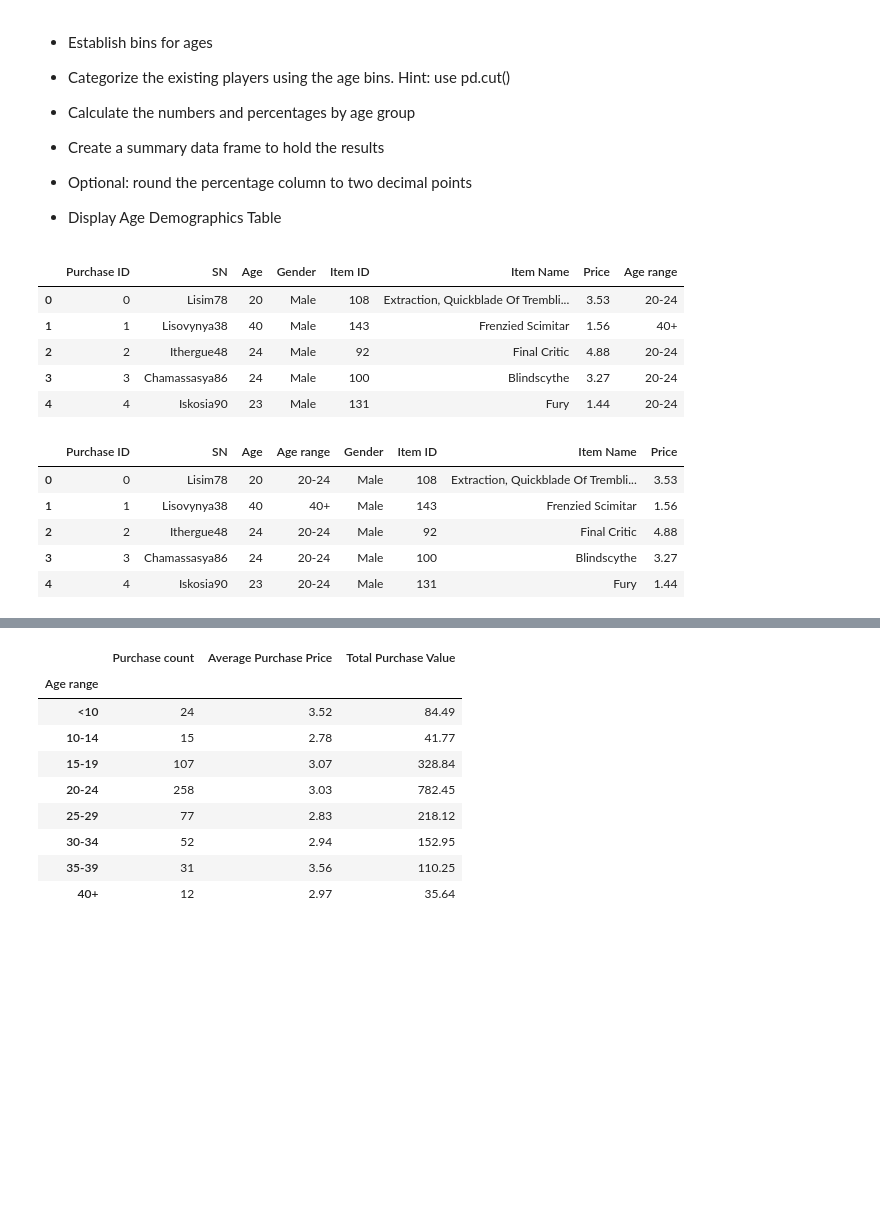
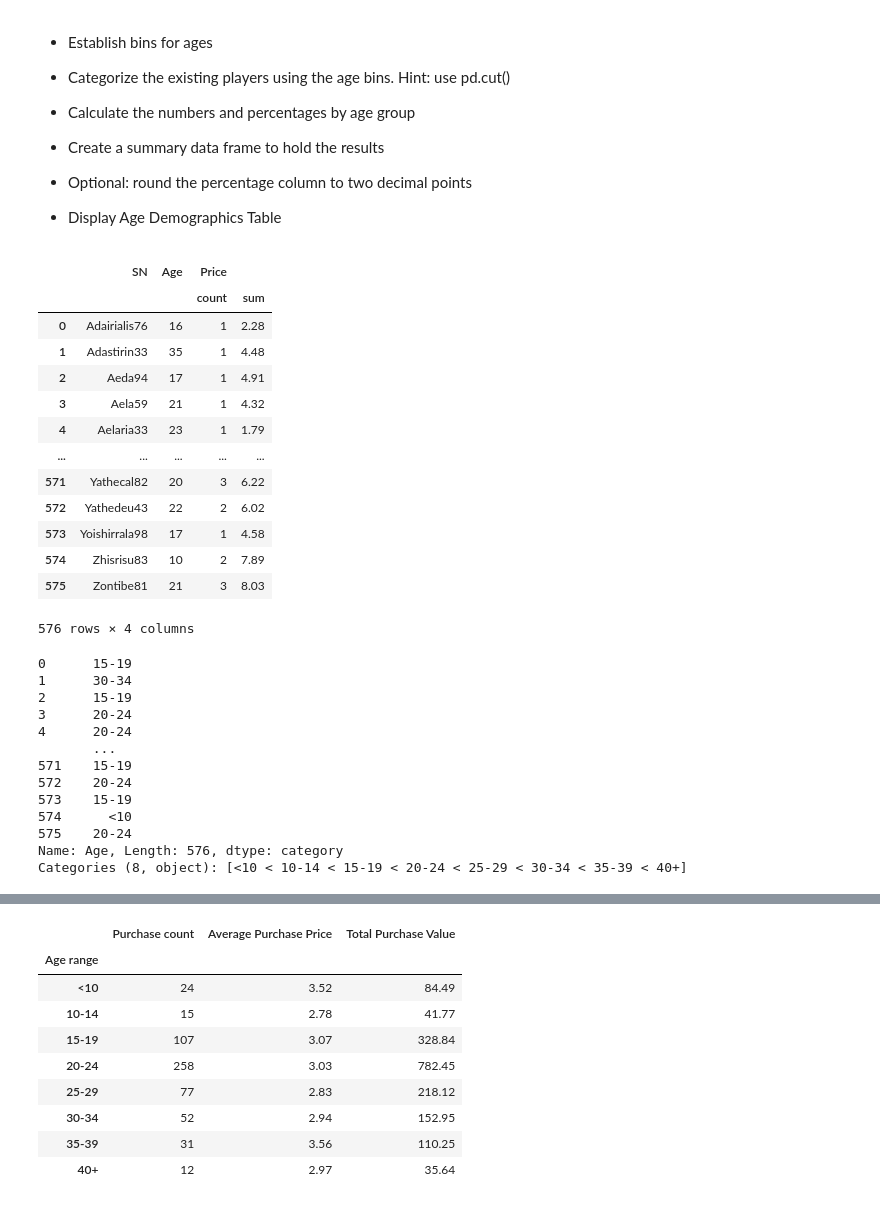
Before and after one commit to abbyabridged/pandas-challenge, a Jupyter notebook: HeroesOfPymoli/HeroesOfPymoli.ipynb, the cells around one changed output, grey strips where cells are left out. Drawn from its saved outputs; the diff is of its cells as text; code cells hidden in the pictures; blank space fills up the shorter version.

```diff
--- a/HeroesOfPymoli/HeroesOfPymoli.ipynb
+++ b/HeroesOfPymoli/HeroesOfPymoli.ipynb
@@ -223,5 +223,29 @@ purchasing_analysis_gender_agg.round(2)
 
 
 * Display Age Demographics Table
+# %%
+# Create a new Data Frame with grouped by name, age and gender aggregated by price (sum and count (of purchases))
+purchases_grouped_df = purchases_df.groupby(["SN","Age"]).agg({"Price": ["count",sum]})
+# Rename columns
+purchases_grouped_df.rename(columns={"count":"Purchase Count","sum":"Total Purchase Value"})
+# Reset index to retrieve grouped columns
+purchases_grouped_df = purchases_grouped_df.reset_index()
+# Print Data Frame
+purchases_grouped_df
+# %% [output]
+|  | SN | Age | Price |  |
+|  |  |  | count | sum |
+| 0 | Adairialis76 | 16 | 1 | 2.28 |
+| 1 | Adastirin33 | 35 | 1 | 4.48 |
+| 2 | Aeda94 | 17 | 1 | 4.91 |
+| 3 | Aela59 | 21 | 1 | 4.32 |
+| 4 | Aelaria33 | 23 | 1 | 1.79 |
+| ... | ... | ... | ... | ... |
+| 571 | Yathecal82 | 20 | 3 | 6.22 |
+| 572 | Yathedeu43 | 22 | 2 | 6.02 |
+| 573 | Yoishirrala98 | 17 | 1 | 4.58 |
+| 574 | Zhisrisu83 | 10 | 2 | 7.89 |
+| 575 | Zontibe81 | 21 | 3 | 8.03 |
+576 rows × 4 columns
 # %%
 # Create bins based on age ranges
@@ -231,30 +254,18 @@ bins = [0, 10, 14, 19, 24, 29, 34, 39, 99]
 age_groups = ["<10", "10-14", "15-19", "20-24", "25-29","30-34","35-39","40+"]
 # %%
 # Identify the correct bin (i.e. age range) for each player
-pd.cut(purchases_df["Age"], bins, labels=age_groups)
-
-# Create a list of age groups for each player
-age_groups_list = pd.cut(purchases_df["Age"], bins, labels=age_groups)
-age_groups_list = pd.DataFrame({"Age range": age_groups_list})
-# age_groups_list
-# Add the age groups list to the purchases data
-purchases_agerange_df = pd.concat([purchases_df,age_groups_list],axis=1)
-purchases_agerange_df.head()
+pd.cut(purchases_grouped_df["Age"], bins, labels=age_groups)
 # %% [output]
-|  | Purchase ID | SN | Age | Gender | Item ID | Item Name | Price | Age range |
-| 0 | 0 | Lisim78 | 20 | Male | 108 | Extraction, Quickblade Of Trembli... | 3.53 | 20-24 |
-| 1 | 1 | Lisovynya38 | 40 | Male | 143 | Frenzied Scimitar | 1.56 | 40+ |
-| 2 | 2 | Ithergue48 | 24 | Male | 92 | Final Critic | 4.88 | 20-24 |
-| 3 | 3 | Chamassasya86 | 24 | Male | 100 | Blindscythe | 3.27 | 20-24 |
-| 4 | 4 | Iskosia90 | 23 | Male | 131 | Fury | 1.44 | 20-24 |
+0      15-19
+1      30-34
+2      15-19
+3      20-24
+4      20-24
+       ...
+571    15-19
+572    20-24
+573    15-19
+574      <10
+575    20-24
+Name: Age, Length: 576, dtype: category
+Categories (8, object): [<10 < 10-14 < 15-19 < 20-24 < 25-29 < 30-34 < 35-39 < 40+]
-# %%
-# Rearrange columns
-purchases_agerange_df = purchases_agerange_df[["Purchase ID","SN","Age","Age range","Gender","Item ID","Item Name", "Price"]]
-purchases_agerange_df.head()
-# %% [output]
-|  | Purchase ID | SN | Age | Age range | Gender | Item ID | Item Name | Price |
-| 0 | 0 | Lisim78 | 20 | 20-24 | Male | 108 | Extraction, Quickblade Of Trembli... | 3.53 |
-| 1 | 1 | Lisovynya38 | 40 | 40+ | Male | 143 | Frenzied Scimitar | 1.56 |
-| 2 | 2 | Ithergue48 | 24 | 20-24 | Male | 92 | Final Critic | 4.88 |
-| 3 | 3 | Chamassasya86 | 24 | 20-24 | Male | 100 | Blindscythe | 3.27 |
-| 4 | 4 | Iskosia90 | 23 | 20-24 | Male | 131 | Fury | 1.44 |
```
Also changed, not shown: parts of 19 cells of this notebook.
